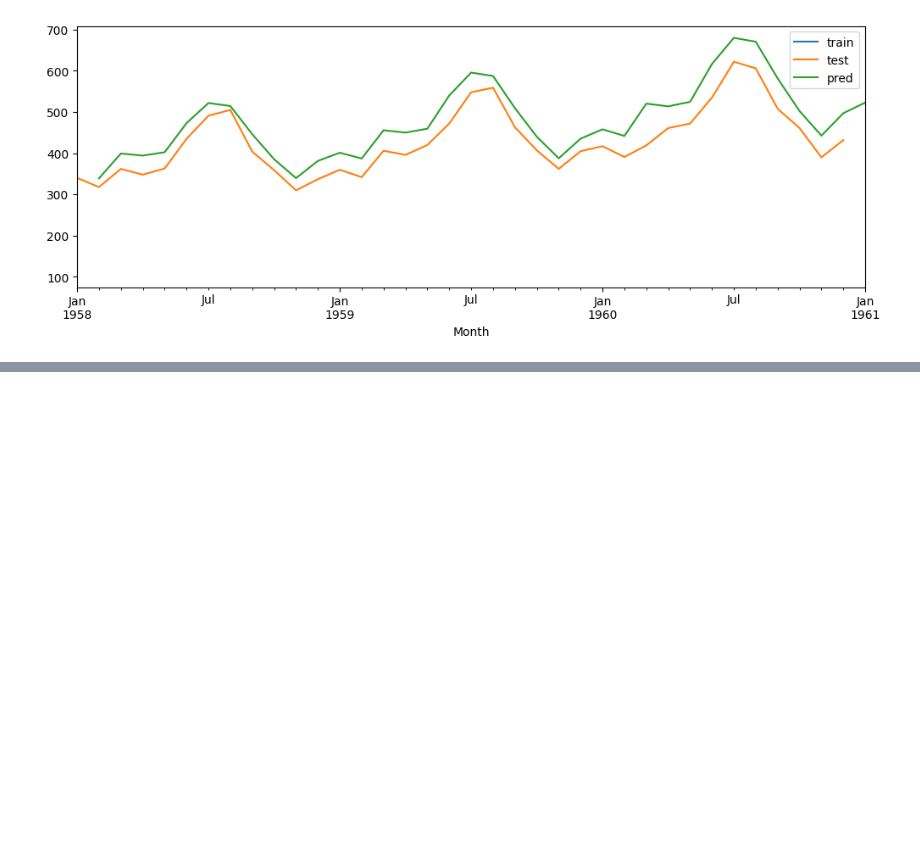
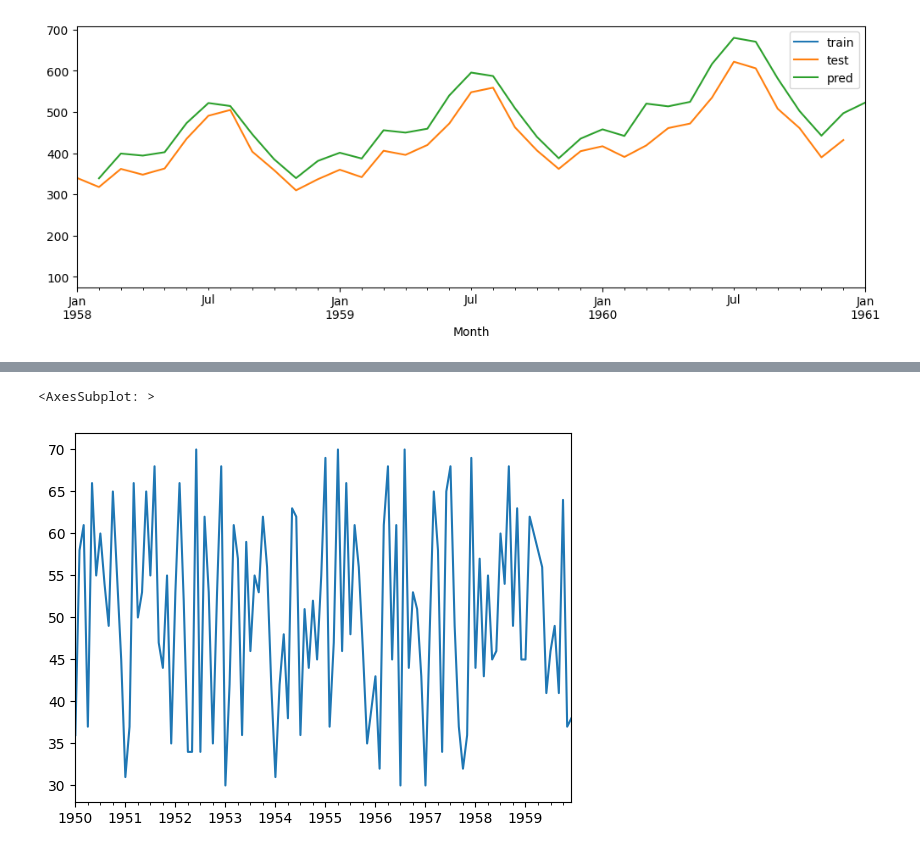
Before and after one commit to kkh975/class-time-analysis, a Jupyter notebook: ch08_1.ipynb, the cells around one changed output, grey strips where cells are left out. Cells and saved outputs as stored; diff of their text form; code cells hidden in the pictures; blank space fills up the shorter version.

```diff
--- a/ch08_1.ipynb
+++ b/ch08_1.ipynb
@@ -80,0 +117,3 @@ test_pred.plot(legend=True, label='pred', xlim=['1958-01-01', '1961-01-01'])
+# %%
+ df2 = pd.read_csv('Data/samples.csv', index_col=0, parse_dates=True)
+ df2.head()
@@ -80,0 +127,5 @@ test_pred.plot(legend=True, label='pred', xlim=['1958-01-01', '1961-01-01'])
+# %%
+df2['a'].plot() # 정상 데이터
+# %% [output]
+<AxesSubplot: >
+[figure, added]
```
Also changed, not shown: parts of 14 cells of this notebook.
